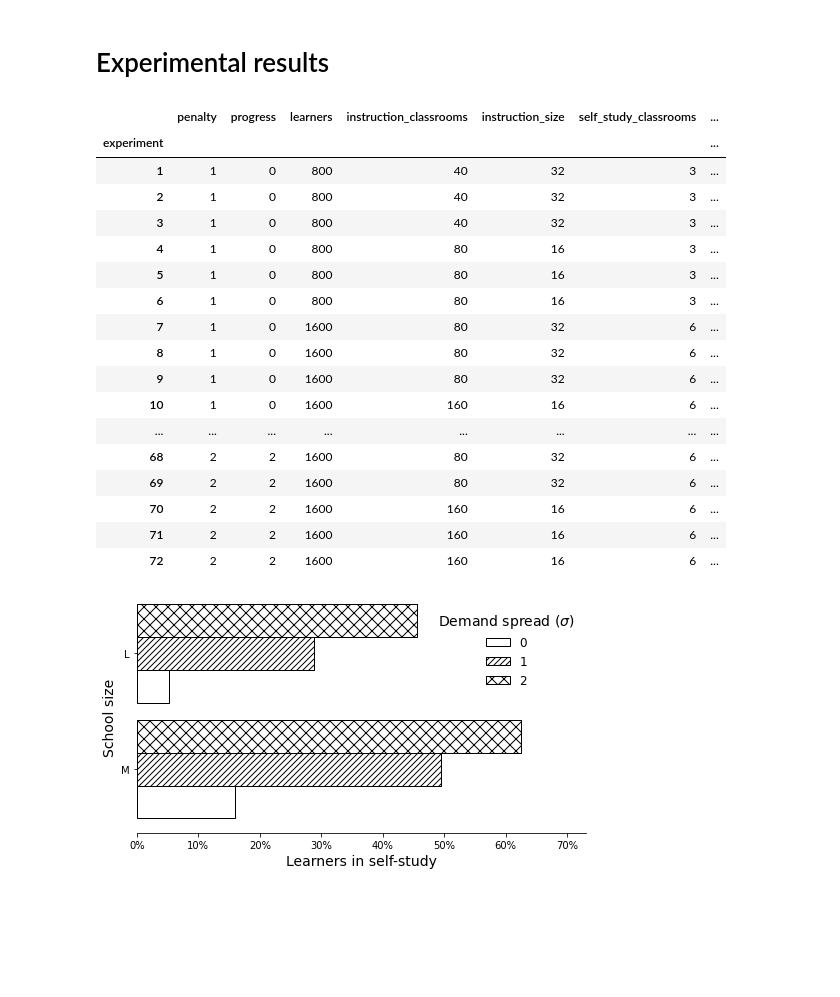
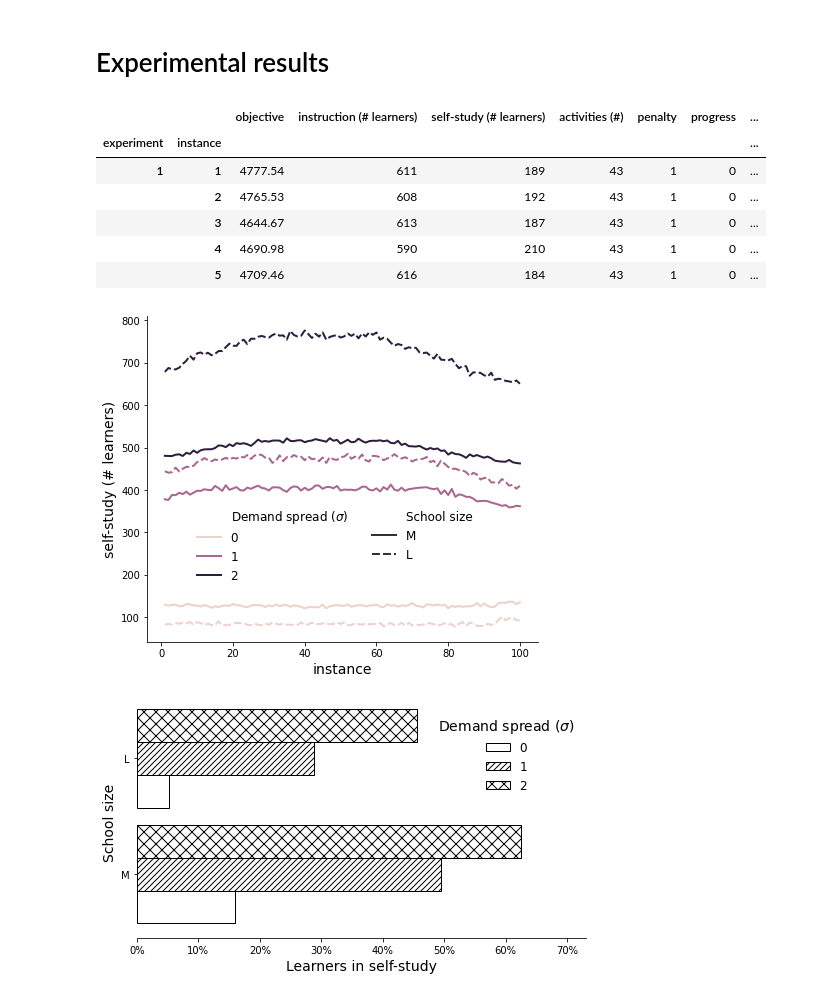
Before and after one commit to N-Wouda/PL-Hourly-Heuristic, a Jupyter notebook: analysis.ipynb, the cells around one changed output. Cells and saved outputs as stored; diff of their text form; code cells hidden in the pictures; blank space fills up the shorter version.

Commit message:
Add plot for self-study vs instance number

```diff
--- a/analysis.ipynb
+++ b/analysis.ipynb
@@ -171,32 +171,38 @@ experiments = pd.read_excel("experiments/experiments.xlsx")
 experiments.set_index("experiment", inplace=True)
 
 data = ilp.join(experiments)
-data.head()
-
 data["self-study (% learners)"] = data["self-study (# learners)"]
 data.loc[data.learners == 800, "self-study (% learners)"] /= 8
 data.loc[data.learners == 1600, "self-study (% learners)"] /= 16
+
+data.head()
+# %% [output]
+|  |  | objective | instruction (# learners) | self-study (# learners) | activities (#) | penalty | progress | ... |
+| experiment | instance |  |  |  |  |  |  | ... |
+| 1 | 1 | 4777.54 | 611 | 189 | 43 | 1 | 0 | ... |
+|  | 2 | 4765.53 | 608 | 192 | 43 | 1 | 0 | ... |
+|  | 3 | 4644.67 | 613 | 187 | 43 | 1 | 0 | ... |
+|  | 4 | 4690.98 | 590 | 210 | 43 | 1 | 0 | ... |
+|  | 5 | 4709.46 | 616 | 184 | 43 | 1 | 0 | ... |
-# %%
-experiments
-# %% [output]
-|  | penalty | progress | learners | instruction_classrooms | instruction_size | self_study_classrooms | ... |
-| experiment |  |  |  |  |  |  | ... |
-| 1 | 1 | 0 | 800 | 40 | 32 | 3 | ... |
-| 2 | 1 | 0 | 800 | 40 | 32 | 3 | ... |
-| 3 | 1 | 0 | 800 | 40 | 32 | 3 | ... |
-| 4 | 1 | 0 | 800 | 80 | 16 | 3 | ... |
-| 5 | 1 | 0 | 800 | 80 | 16 | 3 | ... |
-| 6 | 1 | 0 | 800 | 80 | 16 | 3 | ... |
-| 7 | 1 | 0 | 1600 | 80 | 32 | 6 | ... |
-| 8 | 1 | 0 | 1600 | 80 | 32 | 6 | ... |
-| 9 | 1 | 0 | 1600 | 80 | 32 | 6 | ... |
-| 10 | 1 | 0 | 1600 | 160 | 16 | 6 | ... |
-| ... | ... | ... | ... | ... | ... | ... | ... |
-| 68 | 2 | 2 | 1600 | 80 | 32 | 6 | ... |
-| 69 | 2 | 2 | 1600 | 80 | 32 | 6 | ... |
-| 70 | 2 | 2 | 1600 | 160 | 16 | 6 | ... |
-| 71 | 2 | 2 | 1600 | 160 | 16 | 6 | ... |
-| 72 | 2 | 2 | 1600 | 160 | 16 | 6 | ... |
+# %%
+_, ax = plt.subplots(figsize=(7, 6))
+
+grouped = data.reset_index().groupby(["instance", "progress", "learners"]).mean().reset_index()
+sns.lineplot(data=grouped, x="instance", y="self-study (# learners)", hue="progress", style="learners", ax=ax);
+
+for spine in ['right', 'top']:
+    ax.spines[spine].set_visible(False)
+
+handles, labels = ax.get_legend_handles_labels()
+
+labels[0] = "Demand spread ($\\sigma$)"
+labels[4] = "School size"
+labels[5] = "M"
+labels[6] = "L"
+
+ax.legend(handles, labels, ncol=2, frameon=False, bbox_to_anchor=(.1, .15), loc="lower left");
+# %% [output]
+[figure, added]
 # %%
 grouped = data.groupby(["learners", "progress"])
 ax = grouped["self-study (% learners)"].mean().unstack(1).plot.barh(yticks=[0, 1, 2],
```
